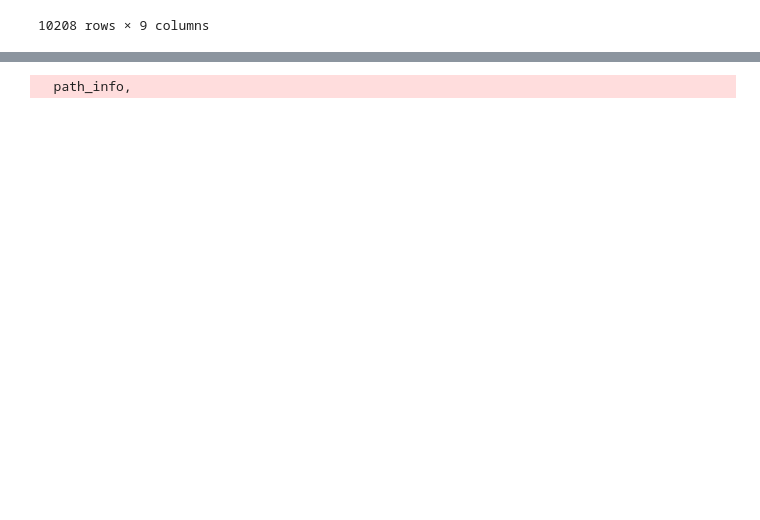
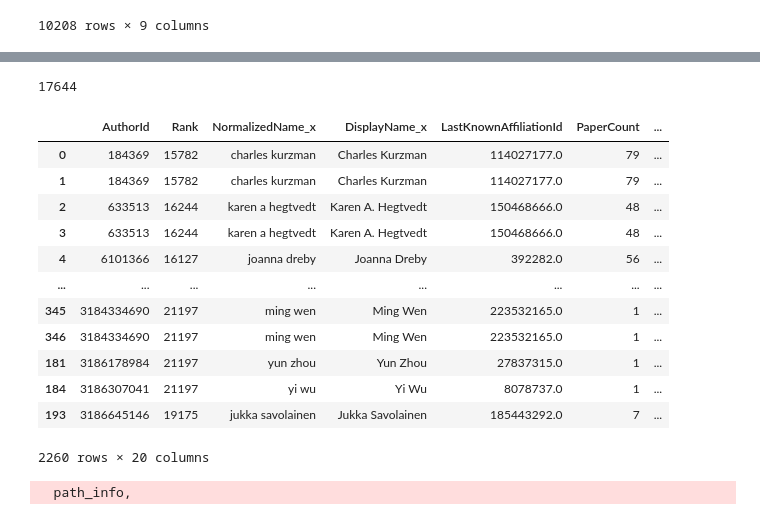
Before and after one commit to TimothyElder/mag, a Jupyter notebook: scripts/notebooks/link_affiliation.ipynb, the cells around one changed output, grey strips where cells are left out. Saved outputs shown, nothing was run; the diff lists cells and outputs as text; code cells hidden in the pictures; blank space fills up the shorter version.

```diff
--- a/scripts/notebooks/link_affiliation.ipynb
+++ b/scripts/notebooks/link_affiliation.ipynb
@@ -188,10 +164,0 @@ faculty_df_complete = faculty_df_complete.rename(columns={"current_dept": "Norma
-# %%
-departments = faculty_df_complete.NormalizedName.to_list()
-for idx, i in enumerate(departments):
-    i = i.lower()
-    i = re.sub(',|\.', '', i)
-    i = re.sub('-', ' ', i)
-    i = i.strip()
-    departments[idx] = i
-
-faculty_df_complete["NormalizedName"] = departments
@@ -225,2 +179,11 @@ authors_df = authors_df.rename(columns=dict(zip(authors_df.columns, new_columns)
+# %%
+#authors_df = authors_df.set_index(['LastKnownAffiliationId'])
+#faculty_df_complete = faculty_df_complete.set_index(['LastKnownAffiliationId'])
+
+filtered_authors = authors_df[authors_df['LastKnownAffiliationId'].isin(faculty_df_complete.LastKnownAffiliationId)].compute()
+print(len(filtered_authors))
+
+filtered_authors = faculty_df_complete.merge(filtered_authors, how="left", on=["NormalizedName", "LastKnownAffiliationId"])
+print(len(filtered_authors))
 # %%
 # Filter authors dataframe for authors that appear in network data.
@@ -380,8 +388,10 @@ new_columns = ['AuthorId', 'Rank',
 authors_df = authors_df.rename(columns=dict(zip(authors_df.columns, new_columns)))
 
 # Filter authors dataframe for authors that appear in network data.
-filtered_authors = authors_df[authors_df['AuthorId'].isin(df_merged.AuthorId)].compute()
-len(filtered_authors)
+#filtered_authors = authors_df[authors_df['AuthorId'].isin(df_merged.AuthorId)].compute()
+#len(filtered_authors)
+
+newest_df = authors_df.merge(new_df, how="inner", left_on=["AuthorId","LastKnownAffiliationId"], right_on=["AuthorId", "AffiliationId"]).compute()
 # %% [output]
   **kwargs,
 
@@ -407,3 +400,24 @@ filtered_authors
+# %%
+len(set(newest_df.AuthorId))
+# %% [output]
+17644
+# %%
+import numpy as np
+filtered_authors.dropna(subset=["LastKnownAffiliationId"])
+# %% [output]
+|  | AuthorId | Rank | NormalizedName_x | DisplayName_x | LastKnownAffiliationId | PaperCount | ... |
+| 0 | 184369 | 15782 | charles kurzman | Charles Kurzman | 114027177.0 | 79 | ... |
+| 1 | 184369 | 15782 | charles kurzman | Charles Kurzman | 114027177.0 | 79 | ... |
+| 2 | 633513 | 16244 | karen a hegtvedt | Karen A. Hegtvedt | 150468666.0 | 48 | ... |
+| 3 | 633513 | 16244 | karen a hegtvedt | Karen A. Hegtvedt | 150468666.0 | 48 | ... |
+| 4 | 6101366 | 16127 | joanna dreby | Joanna Dreby | 392282.0 | 56 | ... |
+| ... | ... | ... | ... | ... | ... | ... | ... |
+| 345 | 3184334690 | 21197 | ming wen | Ming Wen | 223532165.0 | 1 | ... |
+| 346 | 3184334690 | 21197 | ming wen | Ming Wen | 223532165.0 | 1 | ... |
+| 181 | 3186178984 | 21197 | yun zhou | Yun Zhou | 27837315.0 | 1 | ... |
+| 184 | 3186307041 | 21197 | yi wu | Yi Wu | 8078737.0 | 1 | ... |
+| 193 | 3186645146 | 19175 | jukka savolainen | Jukka Savolainen | 185443292.0 | 7 | ... |
+2260 rows × 20 columns
 # %%
 pattern = r'(.+\,)(.+)' # regex for matching the first name and last name
 aux_pattern = '(\S+)(.+)' # extra pattern for when the above doesn't match
```
Also changed, not shown: parts of 59 cells of this notebook, 2 other files.
